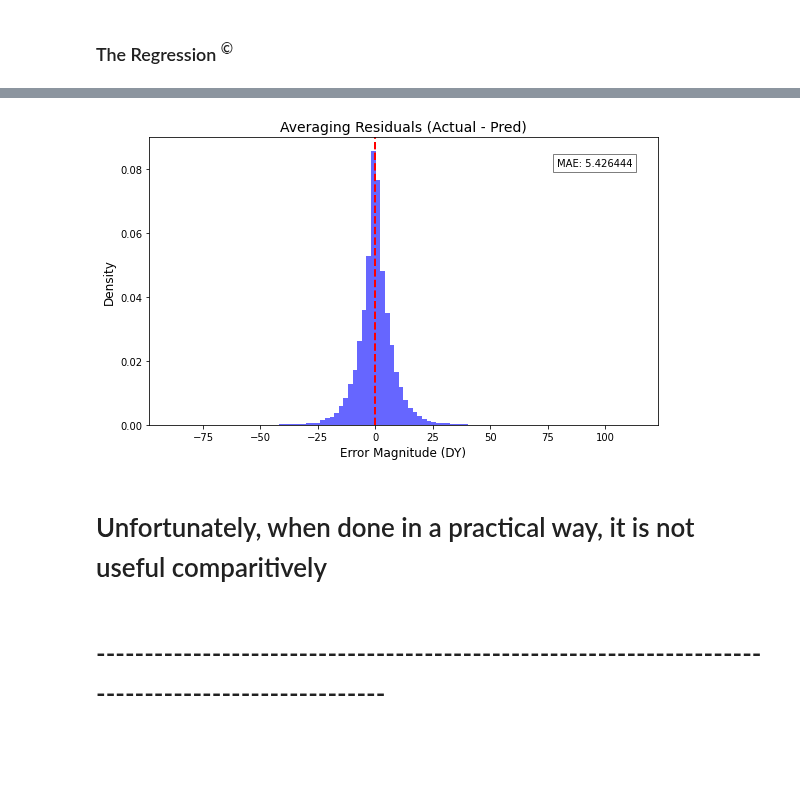
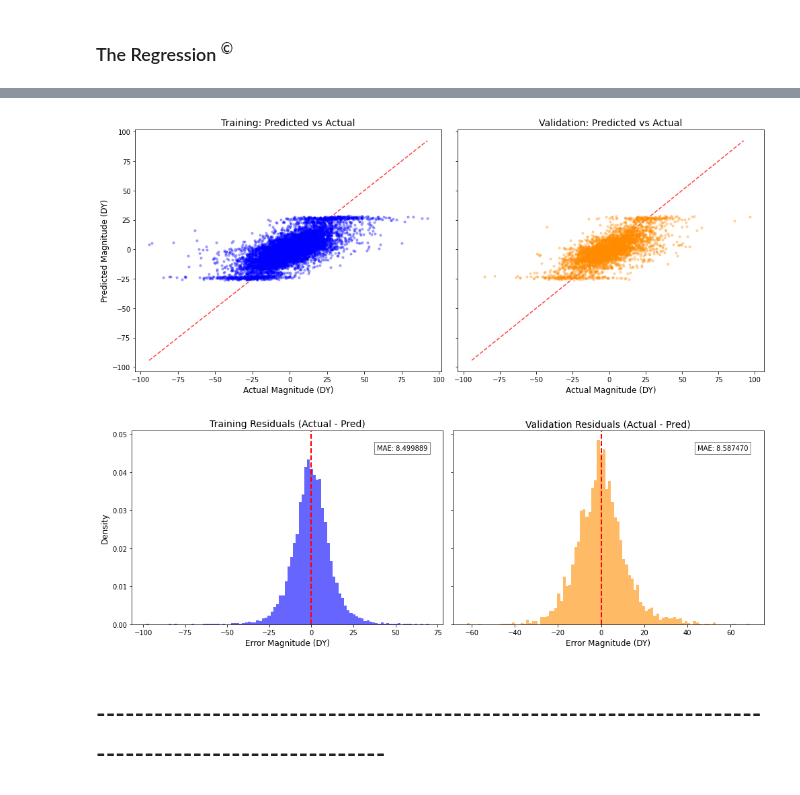
Before and after one commit to tdore738/trading_at_the_close, a Jupyter notebook: Workspace/First_Model/data_playground.ipynb, the cells around one changed output, grey strips where cells are left out. Cells and saved outputs as stored; diff of their text form; code cells hidden in the pictures; blank space fills up the shorter version.

```diff
--- a/Workspace/First_Model/data_playground.ipynb
+++ b/Workspace/First_Model/data_playground.ipynb
@@ -798,7 +798,7 @@ shap.dependence_plot("seconds_in_bucket", shap_values, valid_X_up)
 ### Create all features
 This time we go one stock at a time from the beginning
 # %%
-STOCK = 102
+STOCK = 188
 x_stock = x_wide.xs(STOCK, level=1, axis=1)
 y_stock = y_wide.loc[pdidx[:, :], STOCK]
 DY_stock = y_stock - y_stock.groupby(level='date_id').shift(6)
@@ -1354,0 +1438,6 @@ Name: 89, Length: 26455, dtype: float64
+# %%
+divide = 200
+train_data_X = x_new_feats.loc[pdidx[divide:400, :], :].reset_index().drop(columns=['date_id'])
+train_data_Y = DY_stock.loc[pdidx[divide:400, :]].values
+valid_data_X = x_new_feats.loc[pdidx[400:, :], :].reset_index().drop(columns=['date_id'])
+valid_data_Y = DY_stock.loc[pdidx[400:, :]].values
@@ -1355,21 +1534,59 @@ Name: 89, Length: 26455, dtype: float64
+# %%
+fig, (ax1, ax2) = plt.subplots(1, 2, figsize=(14, 6), sharey=True)
+preds_train = RT_all.predict(train_X_all)
+preds_valid = RT_all.predict(valid_X_all)
+# --- Training Set Plot ---
+ax1.scatter(train_Y_all, preds_train, alpha=0.3, color='blue', s=10)
+# Add the 'Perfect Prediction' line
+lims = [min(train_Y_all.min(), preds_train.min()), max(train_Y_all.max(), preds_train.max())]
+# lims = [ preds_train.min(),0]
+ax1.plot(lims, lims, 'r--', alpha=0.75, zorder=0)
+# ax1.axvline(x=preds_train.max(),linestyle='--',c='g',alpha=0.75,zorder=0)
+ax1.set_title("Training: Predicted vs Actual", fontsize=14)
+ax1.set_xlabel("Actual Magnitude (DY)", fontsize=12)
+ax1.set_ylabel("Predicted Magnitude (DY)", fontsize=12)
+# ax1.xaxis.set_inverted(True)
+
+# --- Validation Set Plot ---
+ax2.scatter(valid_Y_all, preds_valid, alpha=0.3, color='darkorange', s=10)
+ax2.plot(lims, lims, 'r--', alpha=0.75, zorder=0)
+# ax2.axvline(x=preds_valid.max(),linestyle='--',c='g',alpha=0.75,zorder=0)
+ax2.set_title("Validation: Predicted vs Actual", fontsize=14)
+ax2.set_xlabel("Actual Magnitude (DY)", fontsize=12)
+# ax2.xaxis.set_inverted(True)
+
+plt.tight_layout()
+# %% [output]
+[figure, added]
 # %%
-dif = y_stock - roll_df
-fig, axH1 = plt.subplots(1, 1, figsize=(8, 5), sharey=True)
+resid_train = train_Y_all - preds_train
+resid_valid = valid_Y_all - preds_valid
+
+fig, (axH1, axH2) = plt.subplots(1, 2, figsize=(14, 5), sharey=True)
 
 # --- Training Residuals ---
-axH1.hist(dif, bins=100, color='blue', alpha=0.6, density=True)
+axH1.hist(resid_train, bins=100, color='blue', alpha=0.6, density=True)
 axH1.axvline(0, color='red', linestyle='--', lw=2)
-axH1.set_title("Averaging Residuals (Actual - Pred)", fontsize=14)
+axH1.set_title("Training Residuals (Actual - Pred)", fontsize=14)
 axH1.set_xlabel("Error Magnitude (DY)", fontsize=12)
 axH1.set_ylabel("Density", fontsize=12)
-valid_mae = np.mean(np.abs(dif))
-axH1.text(0.95, 0.90, f'MAE: {valid_mae:.6f}', transform=axH1.transAxes, ha='right', bbox=dict(facecolor='white', alpha=0.5))
+
+# --- Validation Residuals ---
+axH2.hist(resid_valid, bins=100, color='darkorange', alpha=0.6, density=True)
+axH2.axvline(0, color='red', linestyle='--', lw=2)
+axH2.set_title("Validation Residuals (Actual - Pred)", fontsize=14)
+axH2.set_xlabel("Error Magnitude (DY)", fontsize=12)
+
+# Optional: Add a text box with Mean Absolute Error (MAE)
+train_mae = np.mean(np.abs(resid_train))
+valid_mae = np.mean(np.abs(resid_valid))
+axH1.text(0.95, 0.90, f'MAE: {train_mae:.6f}', transform=axH1.transAxes, ha='right', bbox=dict(facecolor='white', alpha=0.5))
+axH2.text(0.95, 0.90, f'MAE: {valid_mae:.6f}', transform=axH2.transAxes, ha='right', bbox=dict(facecolor='white', alpha=0.5))
+
 plt.tight_layout()
 plt.show()
 # %% [output]
-[figure, old version]
+[figure, new version]
-# %% [markdown]
-# Unfortunately, when done in a practical way, it is not useful comparitively
 # %% [markdown]
 # ---------------------------------------------------------------------------------------------------
 # %% [markdown]
```
Also changed, not shown: parts of 47 cells of this notebook.
